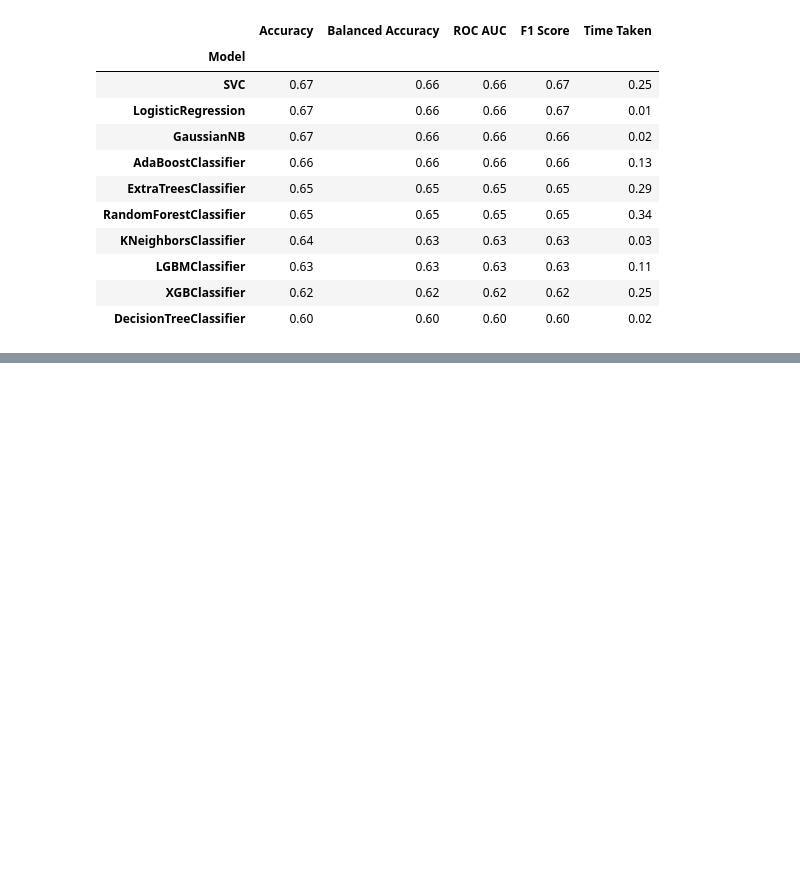
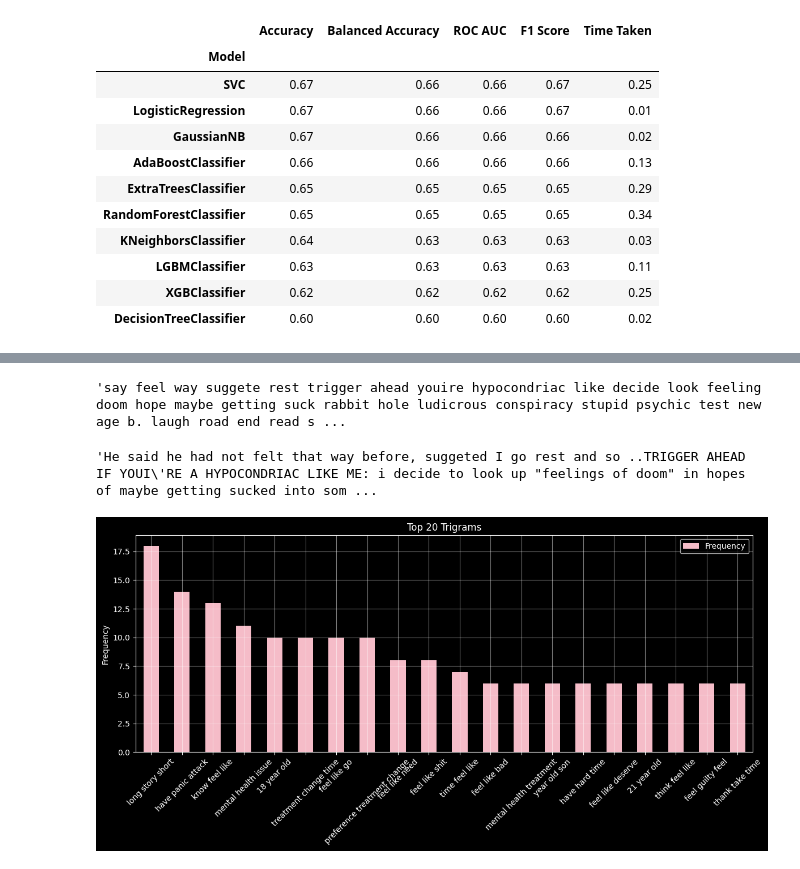
Before and after one commit to mostafamhmdi/stress-prediction, a Jupyter notebook: Untitled.ipynb, the cells around one changed output, grey strips where cells are left out. Drawn from its saved outputs; the diff is of its cells as text; code cells hidden in the pictures; blank space fills up the shorter version.

```diff
--- a/Untitled.ipynb
+++ b/Untitled.ipynb
@@ -679,0 +682,50 @@ predictions
+# %%
+df=df[['text','label']]
+# %%
+def preprocess_text(text):
+    doc = nlp(text)
+    cleaned_tokens = [token.lemma_.lower() for token in doc if not token.is_stop and not token.is_punct and len(token) > 1]
+    cleaned_tokens = [token.replace('\n', '').replace('\r', '').replace('n/', '').replace('r/', '').replace("'", '') for token in cleaned_tokens]
+
+    cleaned_text = ' '.join(cleaned_tokens)
+
+    return cleaned_text
+# %%
+df['PP_text'] = df['text'].apply(preprocess_text)
+# %%
+df['PP_text'][0]
+# %% [output]
+'say feel way suggete rest trigger ahead youire hypocondriac like decide look feeling doom hope maybe getting suck rabbit hole ludicrous conspiracy stupid psychic test new age b. laugh road end read s ...
+# %%
+df['text'][0]
+# %% [output]
+'He said he had not felt that way before, suggeted I go rest and so ..TRIGGER AHEAD IF YOUI\'RE A HYPOCONDRIAC LIKE ME: i decide to look up "feelings of doom" in hopes of maybe getting sucked into som ...
+# %%
+def create_trigrams(text):
+    doc = nlp(text)
+    trigrams = []
+
+    for token1, token2, token3 in zip(doc[:-2], doc[1:-1], doc[2:]):
+        trigram = f"{token1.text} {token2.text} {token3.text}"
+        trigrams.append(trigram)
+
+    return trigrams
+
+df['trigrams'] = df['PP_text'].apply(create_trigrams)
+all_trigrams = [trigram for sublist in df['trigrams'] for trigram in sublist]
+trigram_counts = Counter(all_trigrams)
+
+trigram_df = pd.DataFrame.from_dict(trigram_counts, orient='index', columns=['Frequency'])
+trigram_df = trigram_df.sort_values(by='Frequency', ascending=False)
+top_n = 20
+with plt.style.context('dark_background'):
+    plt.figure(figsize=(12, 6))
+    trigram_df.head(top_n).plot(kind='bar', ax=plt.gca(),align='center', color='#f5bcc8')
+    plt.title(f"Top {top_n} Trigrams")
+    plt.ylabel("Frequency")
+    plt.grid(alpha=0.5)
+    plt.xticks(rotation=45)
+    plt.tight_layout()
+plt.show()
+# %% [output]
+[figure, added]
```
Also changed, not shown: parts of 48 cells of this notebook.
